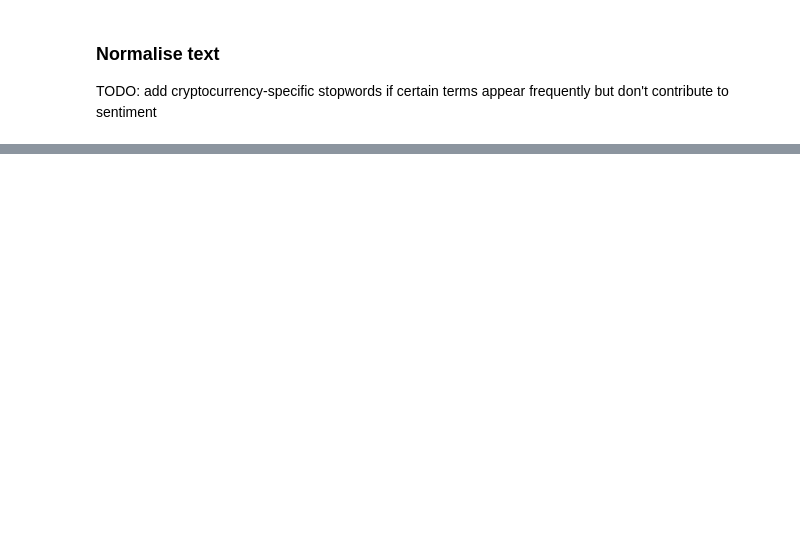
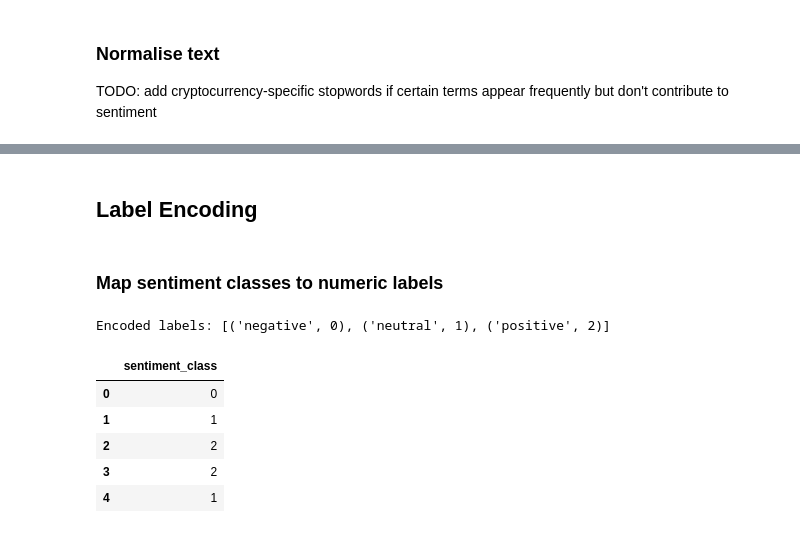
Before and after one commit to hstoklosa/sentix-nlp, a Jupyter notebook: preprocessing.ipynb, the cells around one changed output, grey strips where cells are left out. Saved outputs shown, nothing was run; the diff lists cells and outputs as text; code cells hidden in the pictures; blank space fills up the shorter version.

Commit message:
feat(preprocessing): map sentiment classes to numeric labels

```diff
--- a/preprocessing.ipynb
+++ b/preprocessing.ipynb
@@ -206,3 +208,24 @@ df.head()
 | 2 | 2023-12-19 05:55:14 | {'class': 'positive', 'polarity':... | CryptoNews | blockchain | According to the Federal Court ru... | Judge Approves Settlement: Binanc... | https://cryptonews.comhttps://cry... | positive | 0.05 | ... |
 | 3 | 2023-12-19 05:35:26 | {'class': 'positive', 'polarity':... | CoinTelegraph | blockchain | Some suggest EVM inscriptions are... | Why a gold rush for inscriptions ... | https://cointelegraph.com/news/in... | positive | 0.50 | ... |
 | 4 | 2023-12-19 05:31:08 | {'class': 'neutral', 'polarity': ... | CoinTelegraph | ethereum | A decision by bloXroute Labs to s... | ‘Concerning precedent’ — bloXrout... | https://cointelegraph.com/news/co... | neutral | 0.00 | ... |
+# %% [markdown]
+## Label Encoding
+# %% [markdown]
+### Map sentiment classes to numeric labels
+# %%
+# label2id = {"negative": 0, "neutral": 1, "positive": 2}
+# df['sentiment_class'] = df['sentiment_class'].str.lower().str.strip().map(label2id)
+
+le = LabelEncoder()
+df['sentiment_class'] = le.fit_transform(df['sentiment_class'])
+print(f"Encoded labels: {list(zip(le.classes_, range(len(le.classes_))))}")
+
+df[['sentiment_class']].head()
+# %% [output]
+Encoded labels: [('negative', 0), ('neutral', 1), ('positive', 2)]
+|  | sentiment_class |
+| 0 | 0 |
+| 1 | 1 |
+| 2 | 2 |
+| 3 | 2 |
+| 4 | 1 |
```
Also changed, not shown: parts of 2 cells of this notebook.
